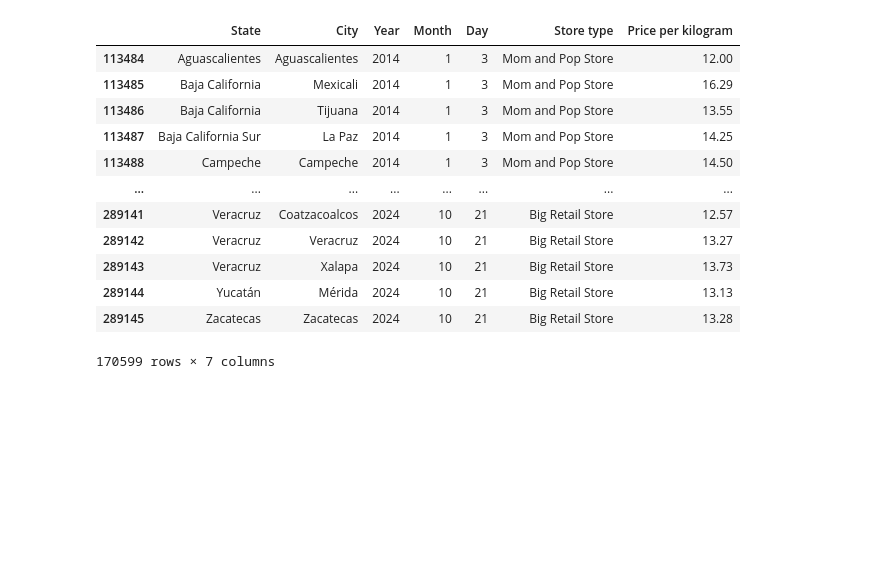
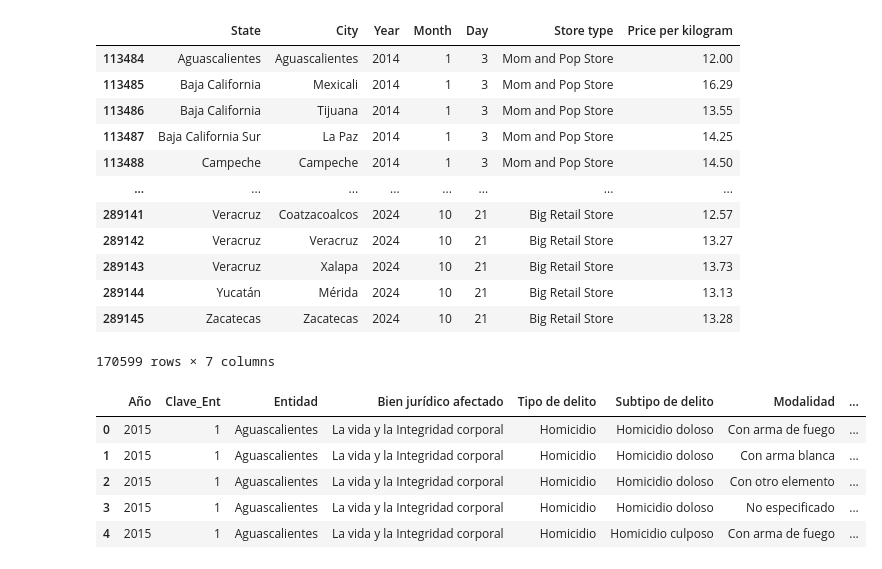
Before and after one commit to Josemarome/Project_1, a Jupyter notebook: Tortilla.ipynb, the cells around one changed output. Cells and saved outputs as stored; diff of their text form; code cells hidden in the pictures; blank space fills up the shorter version.

```diff
--- a/Tortilla.ipynb
+++ b/Tortilla.ipynb
@@ -68,3 +69,15 @@ tortilla_data_cleaned_2
 170599 rows × 7 columns
 # %%
 tortilla_data_cleaned_2.to_csv("Resources/new_tortilla.csv", index_label="State")
+# %%
+file_crime =Path("Resources/crime_data.csv")
+crime_data = pd.read_csv(file_crime, encoding="ISO-8859-1")
+
+crime_data.head()
+# %% [output]
+|  | Año | Clave_Ent | Entidad | Bien jurídico afectado | Tipo de delito | Subtipo de delito | Modalidad | ... |
+| 0 | 2015 | 1 | Aguascalientes | La vida y la Integridad corporal | Homicidio | Homicidio doloso | Con arma de fuego | ... |
+| 1 | 2015 | 1 | Aguascalientes | La vida y la Integridad corporal | Homicidio | Homicidio doloso | Con arma blanca | ... |
+| 2 | 2015 | 1 | Aguascalientes | La vida y la Integridad corporal | Homicidio | Homicidio doloso | Con otro elemento | ... |
+| 3 | 2015 | 1 | Aguascalientes | La vida y la Integridad corporal | Homicidio | Homicidio doloso | No especificado | ... |
+| 4 | 2015 | 1 | Aguascalientes | La vida y la Integridad corporal | Homicidio | Homicidio culposo | Con arma de fuego | ... |
```
Also changed, not shown: parts of 5 cells of this notebook, 1 other file.
